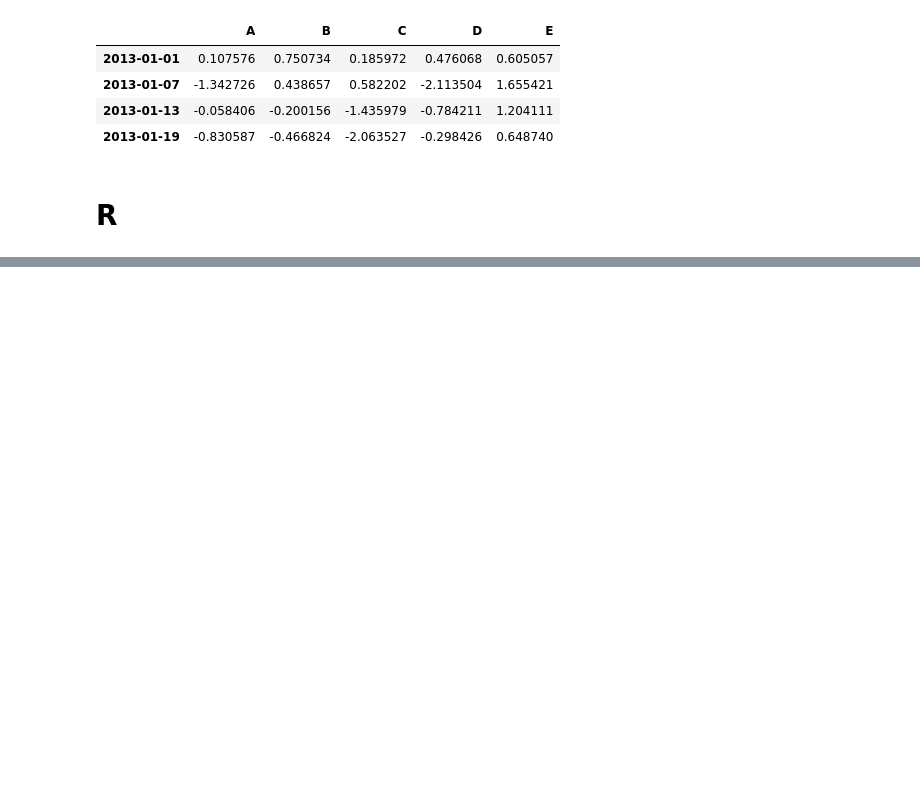
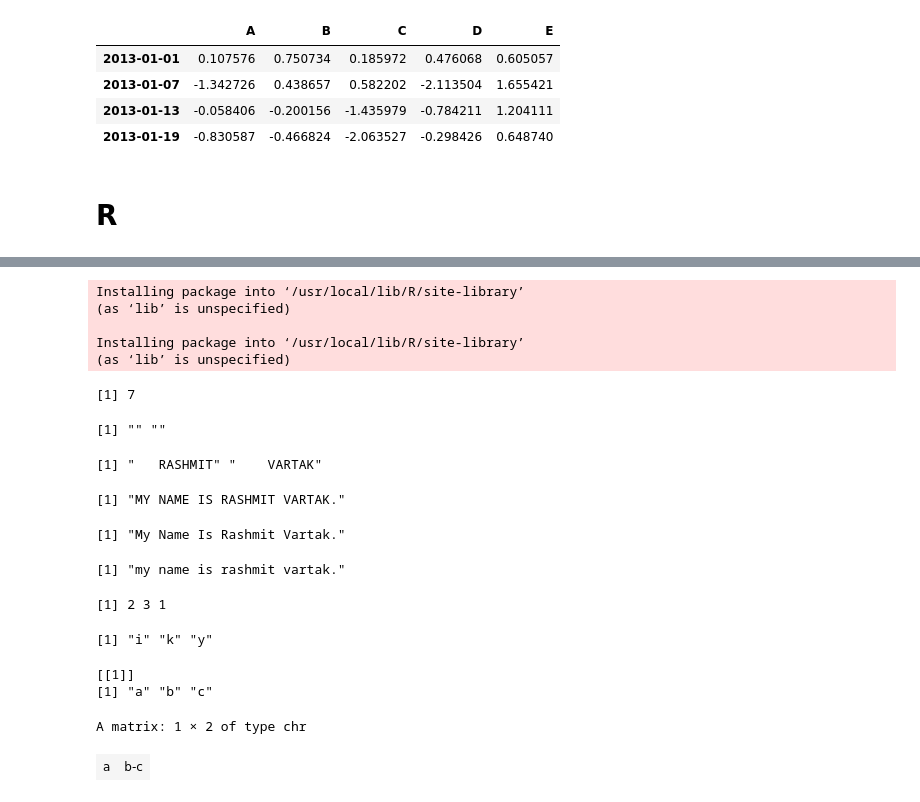
Before and after one commit to RashmitVartak/DAV, a Jupyter notebook: DAV_exp1.ipynb, the cells around one changed output, grey strips where cells are left out. Drawn from its saved outputs; the diff is of its cells as text; code cells hidden in the pictures; blank space fills up the shorter version.

```diff
--- a/DAV_exp1.ipynb
+++ b/DAV_exp1.ipynb
@@ -278,0 +383,49 @@ df[0:24:6]
+# %%
+install.packages("stringr")
+library(stringr)
+install.packages("jsonlite")
+library(jsonlite)
+# %% [output]
+Installing package into ‘/usr/local/lib/R/site-library’
+(as ‘lib’ is unspecified)
+
+Installing package into ‘/usr/local/lib/R/site-library’
+(as ‘lib’ is unspecified)
+# %%
+str_length("RASHMIT")
+# %% [output]
+[1] 7
+# %%
+x <- c("RASHMIT", "VARTAK")
+str_sub(x, 5, 2)
+
+str_pad(x, 10)
+# %% [output]
+[1] "" ""
+[1] "   RASHMIT" "    VARTAK"
+# %%
+x <- "My name is Rashmit Vartak."
+str_to_upper(x)
+str_to_title(x)
+str_to_lower(x)
+# %% [output]
+[1] "MY NAME IS RASHMIT VARTAK."
+[1] "My Name Is Rashmit Vartak."
+[1] "my name is rashmit vartak."
+# %%
+x <- c("y", "i", "k")
+str_order(x)
+
+str_sort(x)
+# %% [output]
+[1] 2 3 1
+[1] "i" "k" "y"
+# %%
+str_split("a-b-c", "-")
+
+str_split_fixed("a-b-c", "-", n = 2)
+# %% [output]
+[[1]]
+[1] "a" "b" "c"
+A matrix: 1 × 2 of type chr
+| a | b-c |
```
Also changed, not shown: parts of 15 cells of this notebook.
